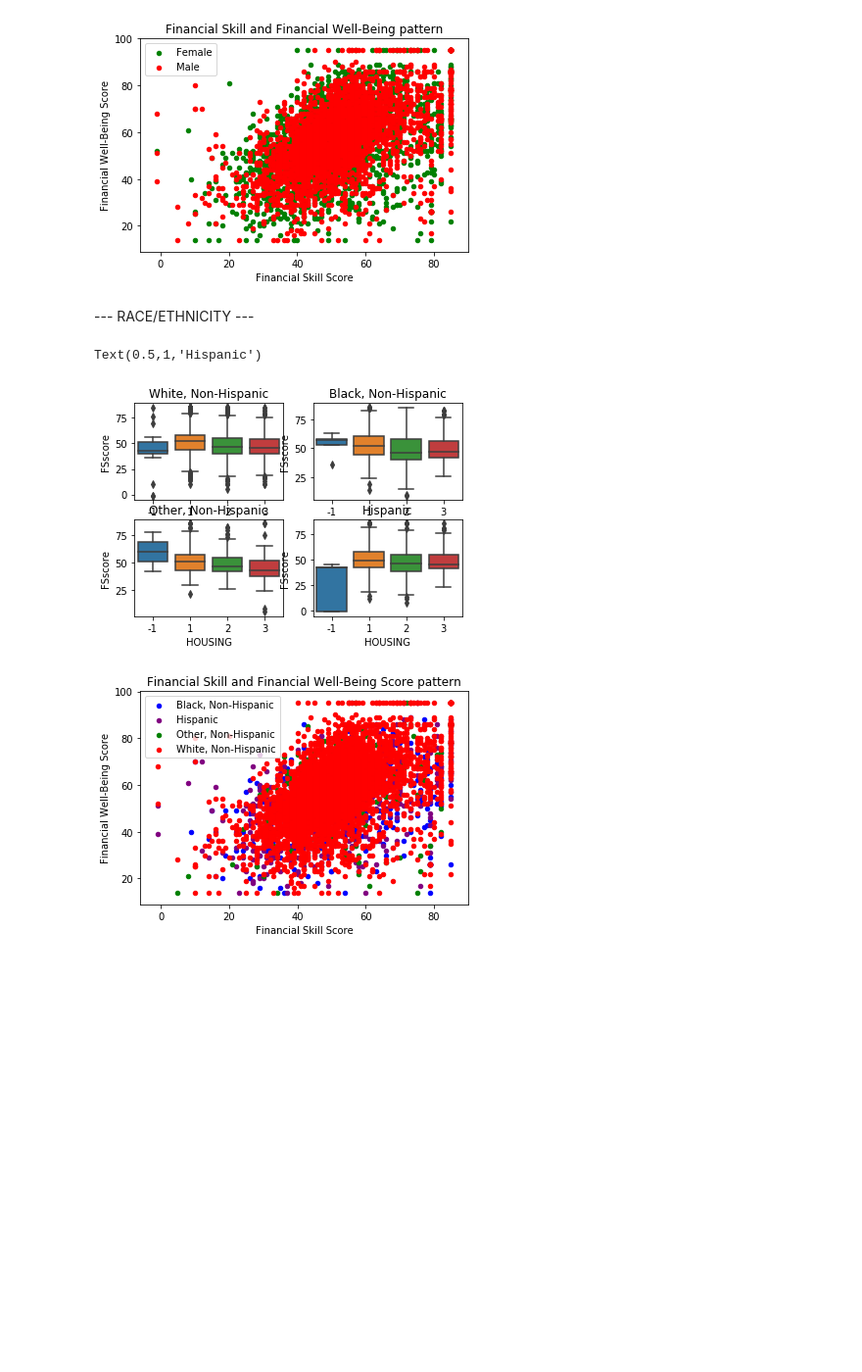
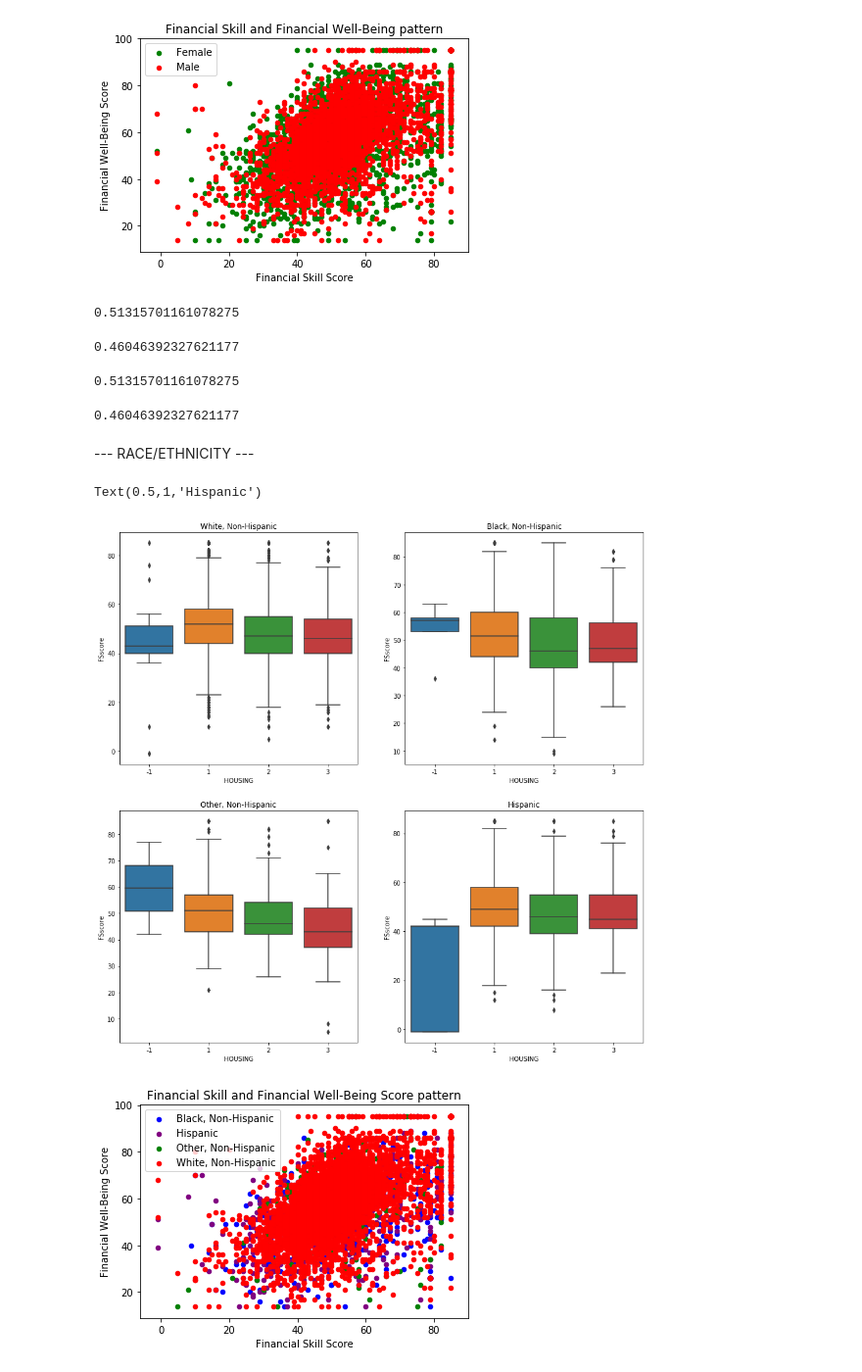
Before and after one commit to ds4a-team85/cohort2020-team-project, a Jupyter notebook: eda/CFPB_EDA.ipynb, the cells around one changed output. Shown at 98% size. Cells and saved outputs as stored; diff of their text form; code cells hidden in the pictures; blank space fills up the shorter version.

```diff
--- a/eda/CFPB_EDA.ipynb
+++ b/eda/CFPB_EDA.ipynb
@@ -1128,0 +1291,10 @@ _ = ax.set_title('Financial Skill and Financial Well-Being pattern')
+# %%
+# Male
+np.corrcoef(male_df['FSscore'],male_df['FWBscore'])[0,1]
+# %% [output]
+0.51315701161078275
+# %%
+# Female
+np.corrcoef(female_df['FSscore'],female_df['FWBscore'])[0,1]
+# %% [output]
+0.46046392327621177
@@ -1129,2 +1304,12 @@ _ = ax.set_title('Financial Skill and Financial Well-Being pattern')
+# %%
+# Male
+np.corrcoef(male_df['FSscore'],male_df['FWBscore'])[0,1]
+# %% [output]
+0.51315701161078275
+# %%
+# Female
+np.corrcoef(female_df['FSscore'],female_df['FWBscore'])[0,1]
+# %% [output]
+0.46046392327621177
 # %% [markdown]
 --- RACE/ETHNICITY ---
@@ -1131,28 +1319,28 @@ _ = ax.set_title('Financial Skill and Financial Well-Being pattern')
 # %%
-plt.figure()
+plt.figure(figsize=(15,15))
 
 plt.subplot(221)
 mod_df_white = mod_df[mod_df['PPETHM']=='White, Non-Hispanic']
 sns.boxplot(x='HOUSING',y='FSscore',data=mod_df_white)
 plt.title('White, Non-Hispanic')
 
 plt.subplot(222)
 mod_df_black = mod_df[mod_df['PPETHM']=='Black, Non-Hispanic']
 sns.boxplot(x='HOUSING',y='FSscore',data=mod_df_black)
 plt.title('Black, Non-Hispanic')
 
 plt.subplot(223)
 mod_df_other = mod_df[mod_df['PPETHM']=='Other, Non-Hispanic']
 sns.boxplot(x='HOUSING',y='FSscore',data=mod_df_other)
 plt.title('Other, Non-Hispanic')
 
 plt.subplot(224)
 mod_df_hispanic = mod_df[mod_df['PPETHM']=='Hispanic']
 sns.boxplot(x='HOUSING',y='FSscore',data=mod_df_hispanic)
 plt.title('Hispanic')
 # %% [output]
 Text(0.5,1,'Hispanic')
-[figure, old version]
+[figure, new version]
 # %%
 colors = {
     "White, Non-Hispanic":"red",
```
Also changed, not shown: parts of 65 cells of this notebook.
